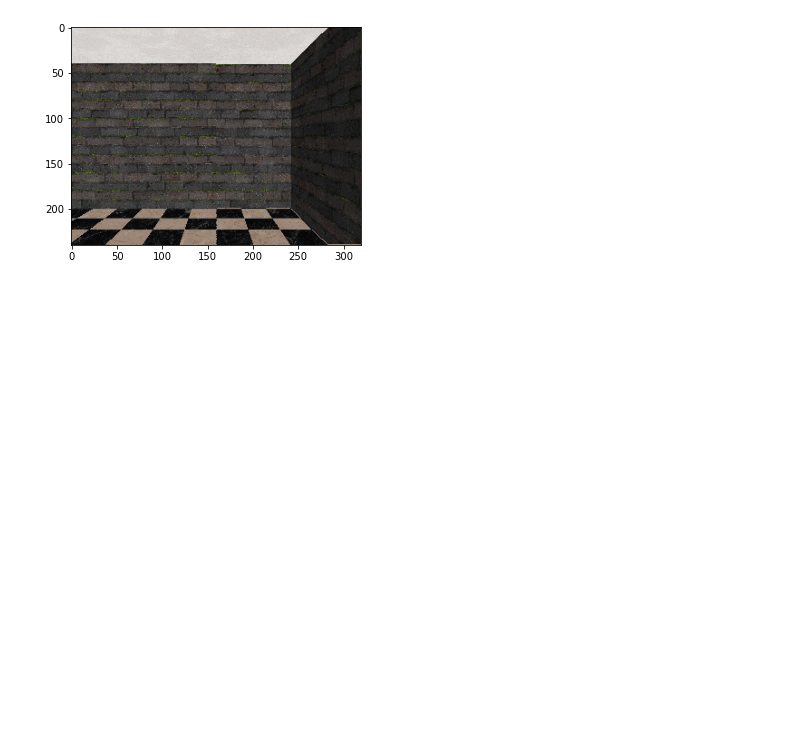
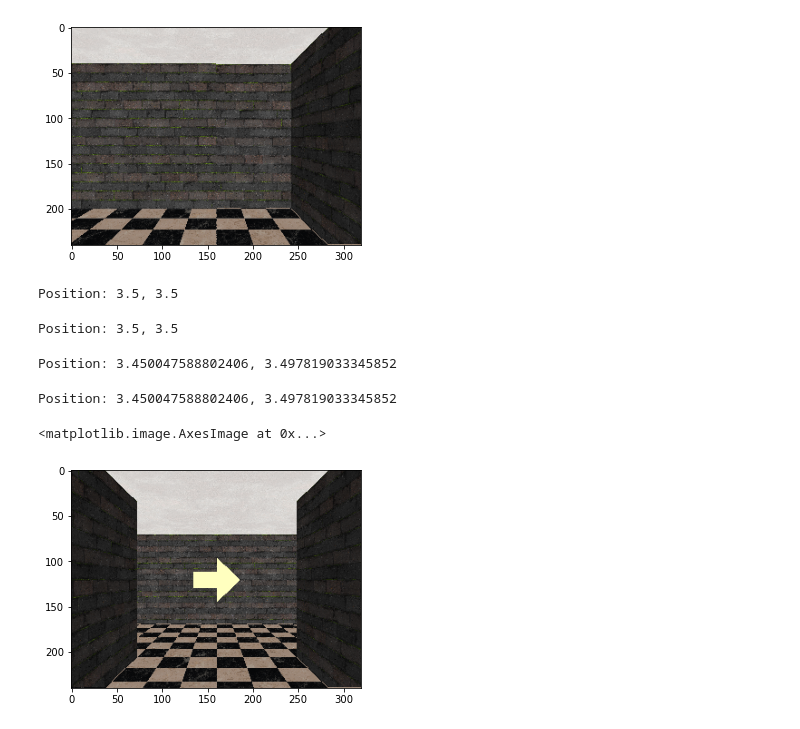
Before and after one commit to anthonyjclark/raycasting-simulation, a Jupyter notebook: Notebooks/PycastWorldDemo.ipynb, the cells around one changed output. Cells and saved outputs as stored; diff of their text form; code cells hidden in the pictures; blank space fills up the shorter version.

```diff
--- a/Notebooks/PycastWorldDemo.ipynb
+++ b/Notebooks/PycastWorldDemo.ipynb
@@ -103,3 +103,29 @@ plt.imshow(observation)
 # %% [output]
 <matplotlib.image.AxesImage at 0x...>
 [figure]
+# %%
+env.reset()
+print(f"Position: {env.world.getX()}, {env.world.getY()}")
+# %% [output]
+Position: 3.5, 3.5
+# %%
+env.step(0)
+print(f"Position: {env.world.getX()}, {env.world.getY()}")
+# %% [output]
+Position: 3.5, 3.5
+# %%
+env.step(1)
+print(f"Position: {env.world.getX()}, {env.world.getY()}")
+# %% [output]
+Position: 3.450047588802406, 3.497819033345852
+# %%
+env.step(2)
+print(f"Position: {env.world.getX()}, {env.world.getY()}")
+# %% [output]
+Position: 3.450047588802406, 3.497819033345852
+# %%
+observation, reward, done, info = env.step(1)
+plt.imshow(observation)
+# %% [output]
+<matplotlib.image.AxesImage at 0x...>
+[figure, added]
```
Also changed, not shown: parts of 6 cells of this notebook, 3 other files.
